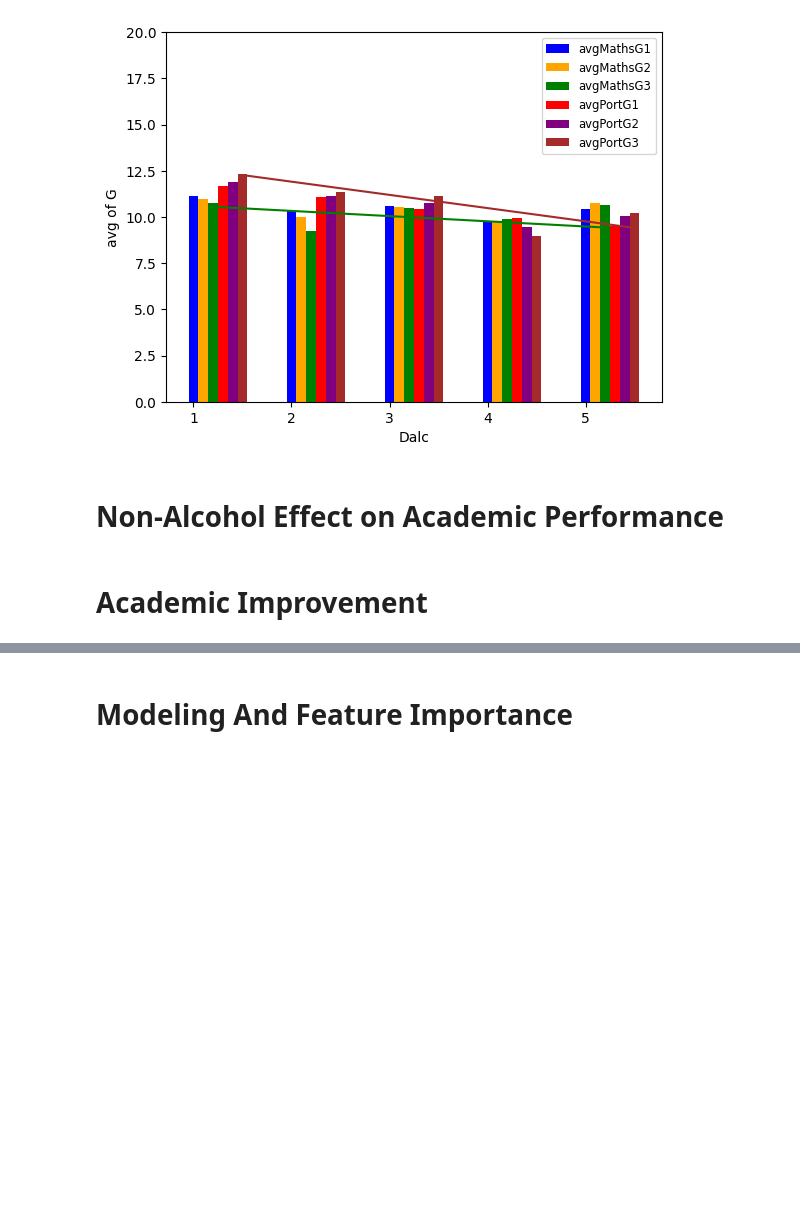
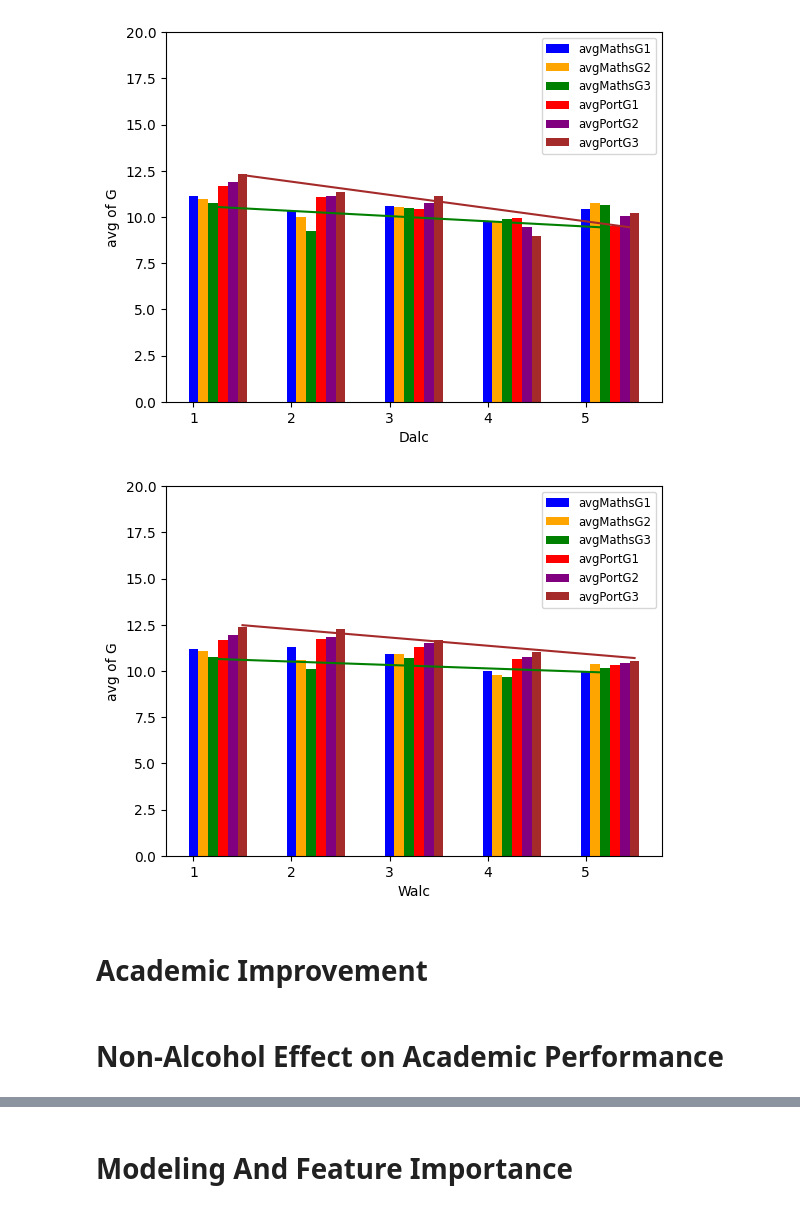
Before and after one commit to KeterWen/22FALL_ECE143_GROUP13, a Jupyter notebook: ECE143_visualization.ipynb, the cells around one changed output, grey strips where cells are left out. Drawn from its saved outputs; the diff is of its cells as text; code cells hidden in the pictures; blank space fills up the shorter version.

```diff
--- a/ECE143_visualization.ipynb
+++ b/ECE143_visualization.ipynb
@@ -90,7 +89,14 @@ plot_utils.plot_heatmap(df_port, save_path='./plot/port_heatmap.png', show=True)
 plot_utils.plot_bar_Dalc_vs_G(df_maths, df_port)
 # %% [output]
 [figure]
+# %%
+# X: Walc, weekend alcohol consumpotion
+# Y: average grade of G1 / G2 / G3
+# With linear regression
+plot_utils.plot_bar_Walc_vs_G(df_maths, df_port)
+# %% [output]
+[figure, added]
+# %% [markdown]
+# Academic Improvement
 # %% [markdown]
 # Non-Alcohol Effect on Academic Performance
-# %% [markdown]
-# Academic Improvement
```
Also changed, not shown: parts of 9 cells of this notebook, 15 other files.
